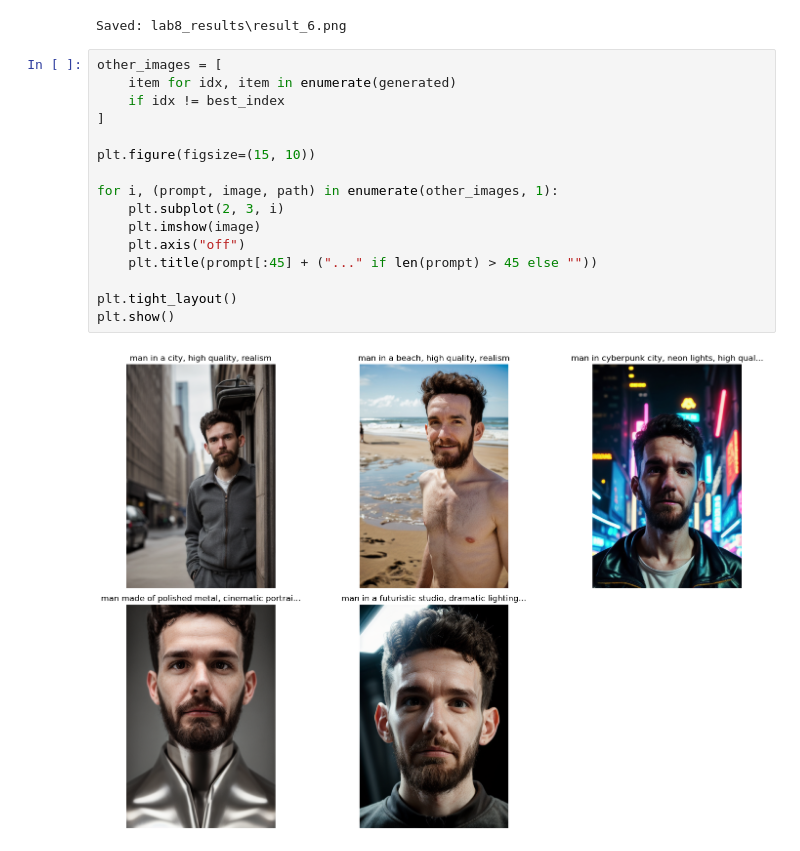
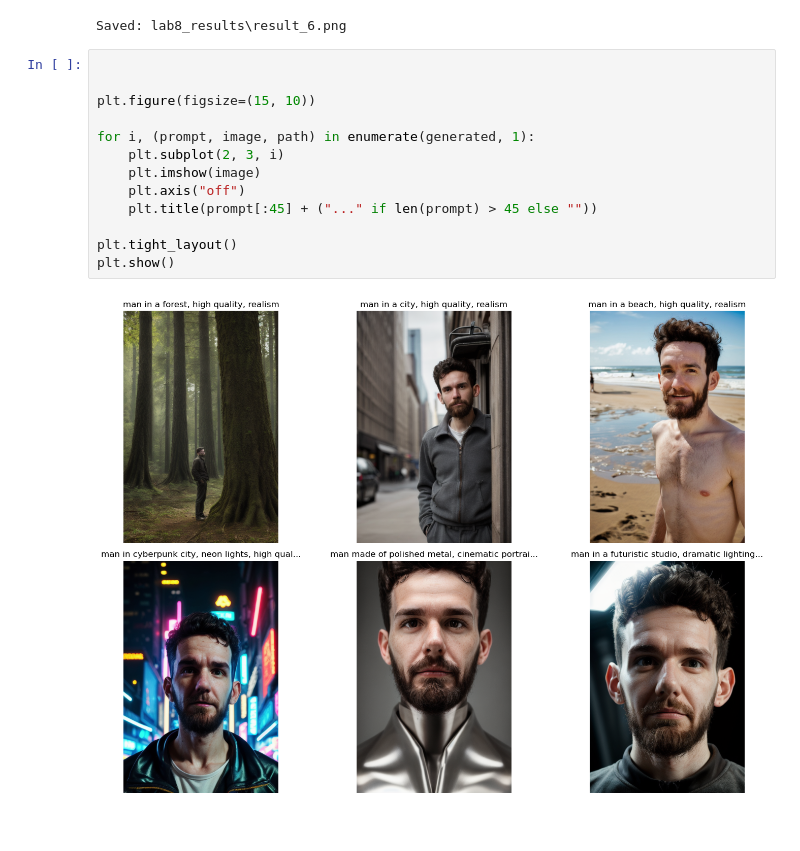
Before and after one commit to kriart/cv-labs, a Jupyter notebook: lab-8.ipynb, the cells around one changed output. Cells and saved outputs as stored; diff of their text form.

```diff
--- a/lab-8.ipynb
+++ b/lab-8.ipynb
@@ -171,20 +171,17 @@ Saved: lab8_results\result_4.png
 Saved: lab8_results\result_5.png
 Saved: lab8_results\result_6.png
 # %%
-other_images = [
-    item for idx, item in enumerate(generated)
-    if idx != best_index
-]
+
 
 plt.figure(figsize=(15, 10))
 
-for i, (prompt, image, path) in enumerate(other_images, 1):
+for i, (prompt, image, path) in enumerate(generated, 1):
     plt.subplot(2, 3, i)
     plt.imshow(image)
     plt.axis("off")
     plt.title(prompt[:45] + ("..." if len(prompt) > 45 else ""))
 
 plt.tight_layout()
 plt.show()
 # %% [output]
-[figure, old version]
+[figure, new version]
```
